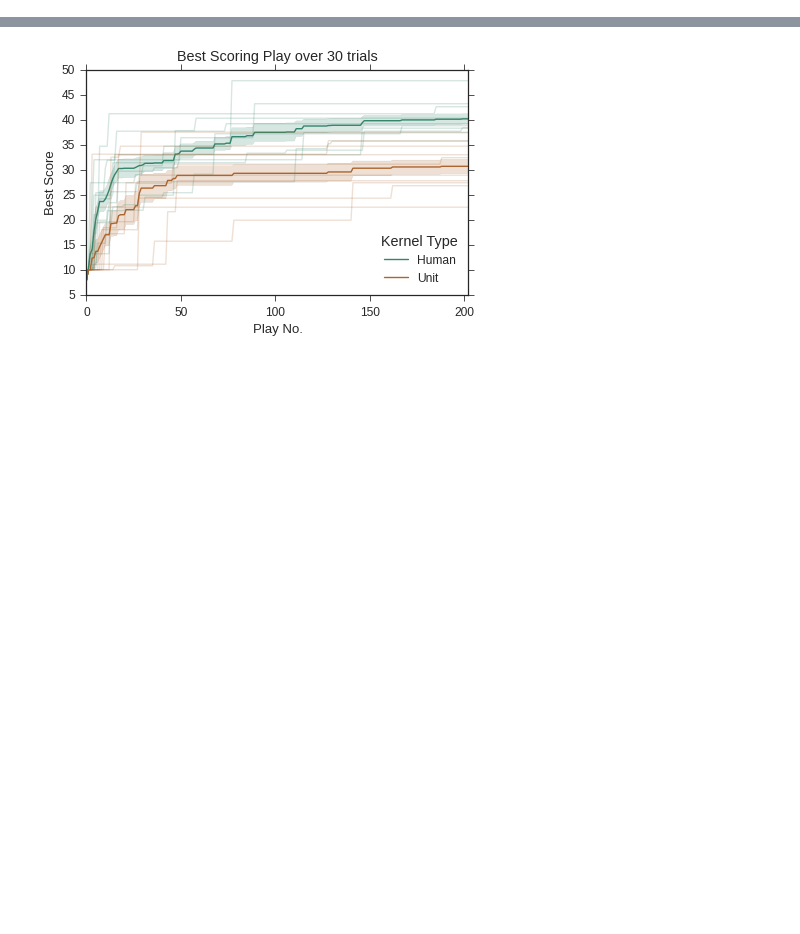
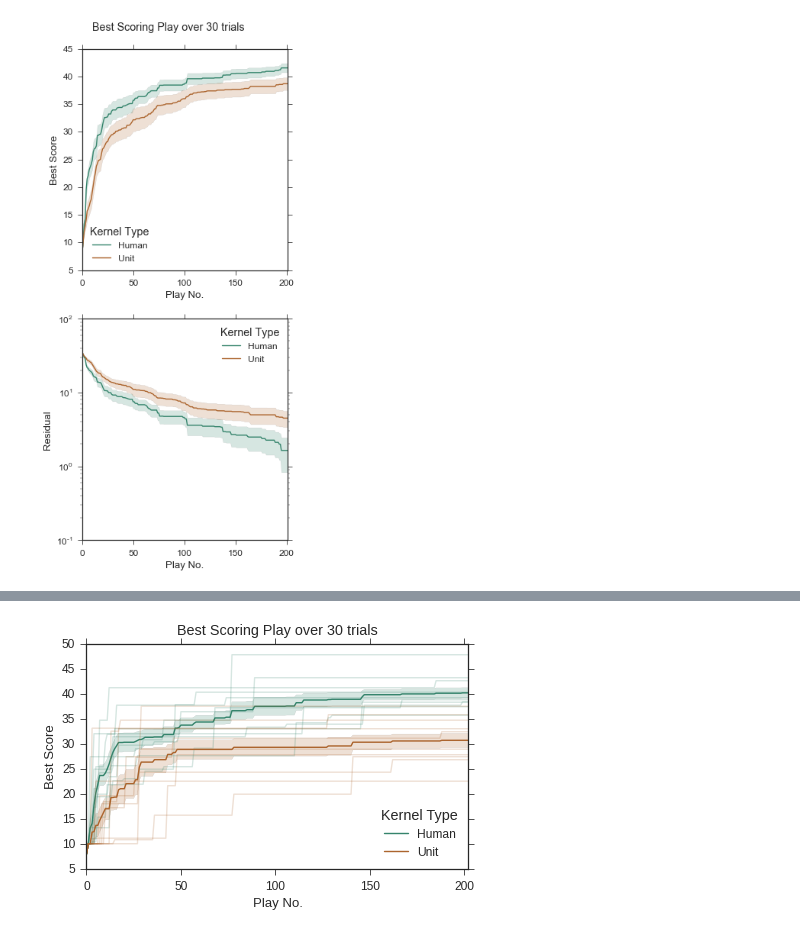
Before and after one commit to DesignInformaticsLab/EcoRacer2016, a Jupyter notebook: Player2/Results.ipynb, the cells around one changed output, grey strips where cells are left out. Drawn from its saved outputs; the diff is of its cells as text; code cells hidden in the pictures; blank space fills up the shorter version.

Commit message:
added worse player.

```diff
--- a/Player2/Results.ipynb
+++ b/Player2/Results.ipynb
@@ -13,0 +61,12 @@ sns.set_context(context='paper', font_scale=1.5)
+# %%
+# opt_sig = pd.read_csv('NEW_sigma_player2.csv')[['trial '+str(i) for i in range(1,11)]]
+score_31p = np.array([np.array(maxD[4][j]) for j in range(len(maxD[2]))])
+print score_31p.shape
+
+opt_sig = pd.DataFrame(score_31p.T, columns=['trial '+str(i+1) for i in range(20)])
+
+opt_sig.index.name='time'
+opt_sig['Play No.']=range(opt_sig.shape[0])
+opt_sig = pd.melt(opt_sig, id_vars=['Play No.'], value_name='Best Score')
+opt_sig['Kernel Type'] = 'Human'
+opt_sig.head()
@@ -13,0 +81,9 @@ sns.set_context(context='paper', font_scale=1.5)
+# %%
+# unit_sig = pd.read_csv('NEW_unit_sigma_player2.csv')[['trial '+str(i) for i in range(1,11)]]
+score_31u = np.array([np.array(maxD[5][j]) for j in range(len(maxD[3]))])
+unit_sig = pd.DataFrame(score_31u.T, columns=['trial '+str(i+1) for i in range(20)])
+unit_sig.index.name='time'
+unit_sig['Play No.']=range(unit_sig.shape[0])
+unit_sig = pd.melt(unit_sig, id_vars=['Play No.'], value_name='Best Score')
+unit_sig['Kernel Type'] = 'Unit'
+unit_sig.head()
@@ -13,0 +97,15 @@ sns.set_context(context='paper', font_scale=1.5)
+# %%
+f,ax = plt.subplots(nrows = 2, figsize = (5,10))
+sims = pd.concat([opt_sig, unit_sig])
+sims['Residual'] = 43.2 - sims['Best Score']
+
+sns.tsplot(sims, time='Play No.', unit='variable', value='Best Score', condition='Kernel Type',
+           ci=[68], err_style=['ci_band'], ax=ax[0], estimator=np.mean)
+sns.tsplot(sims, time='Play No.', unit='variable', value='Residual', condition='Kernel Type',
+           ci=[68], err_style=['ci_band'], ax=ax[1], estimator=np.mean)
+ax[1].set_yscale("log", nonposy='clip')
+f.suptitle('Best Scoring Play over 30 trials', y=1.02)
+plt.tight_layout()
+# sns.tsplot(unit_sig.T.values, color=pal[1], ci=[68], err_style=['ci_band'])
+# %% [output]
+[figure, added]
```
Also changed, not shown: parts of 6 cells of this notebook, 23 other files.
